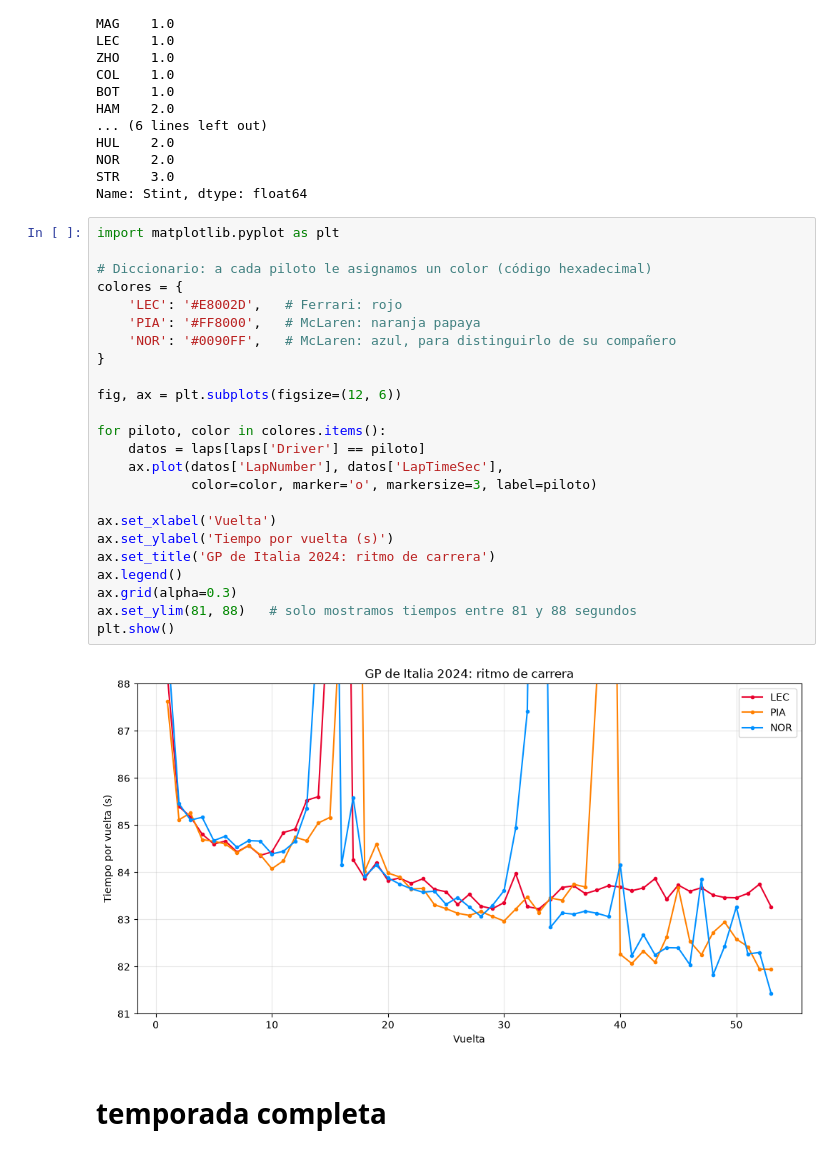
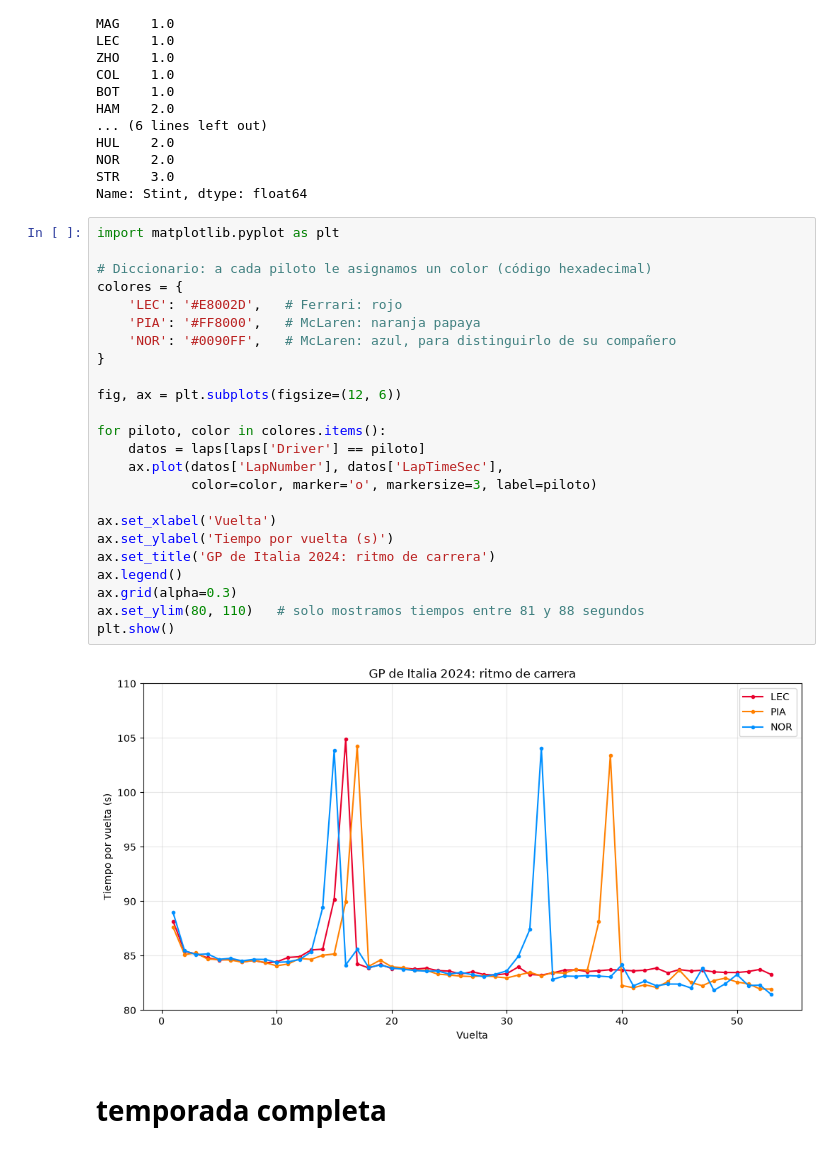
Before and after one commit to wewesito/f1-strategy-analytics, a Jupyter notebook: 01_exploracion.ipynb, the cells around one changed output. Saved outputs shown, nothing was run; the diff lists cells and outputs as text.

```diff
--- a/01_exploracion.ipynb
+++ b/01_exploracion.ipynb
@@ -216,29 +213,29 @@ Name: Stint, dtype: float64
 # %%
 import matplotlib.pyplot as plt
 
 # Diccionario: a cada piloto le asignamos un color (código hexadecimal)
 colores = {
     'LEC': '#E8002D',   # Ferrari: rojo
     'PIA': '#FF8000',   # McLaren: naranja papaya
     'NOR': '#0090FF',   # McLaren: azul, para distinguirlo de su compañero
 }
 
 fig, ax = plt.subplots(figsize=(12, 6))
 
 for piloto, color in colores.items():
     datos = laps[laps['Driver'] == piloto]
     ax.plot(datos['LapNumber'], datos['LapTimeSec'],
             color=color, marker='o', markersize=3, label=piloto)
 
 ax.set_xlabel('Vuelta')
 ax.set_ylabel('Tiempo por vuelta (s)')
 ax.set_title('GP de Italia 2024: ritmo de carrera')
 ax.legend()
 ax.grid(alpha=0.3)
-ax.set_ylim(81, 88)   # solo mostramos tiempos entre 81 y 88 segundos
+ax.set_ylim(80, 110)   # solo mostramos tiempos entre 81 y 88 segundos
 plt.show()
 # %% [output]
-[figure, old version]
+[figure, new version]
 # %% [markdown]
 # temporada completa
 # %%
```
Also changed, not shown: parts of 2 cells of this notebook, 2 other files.
